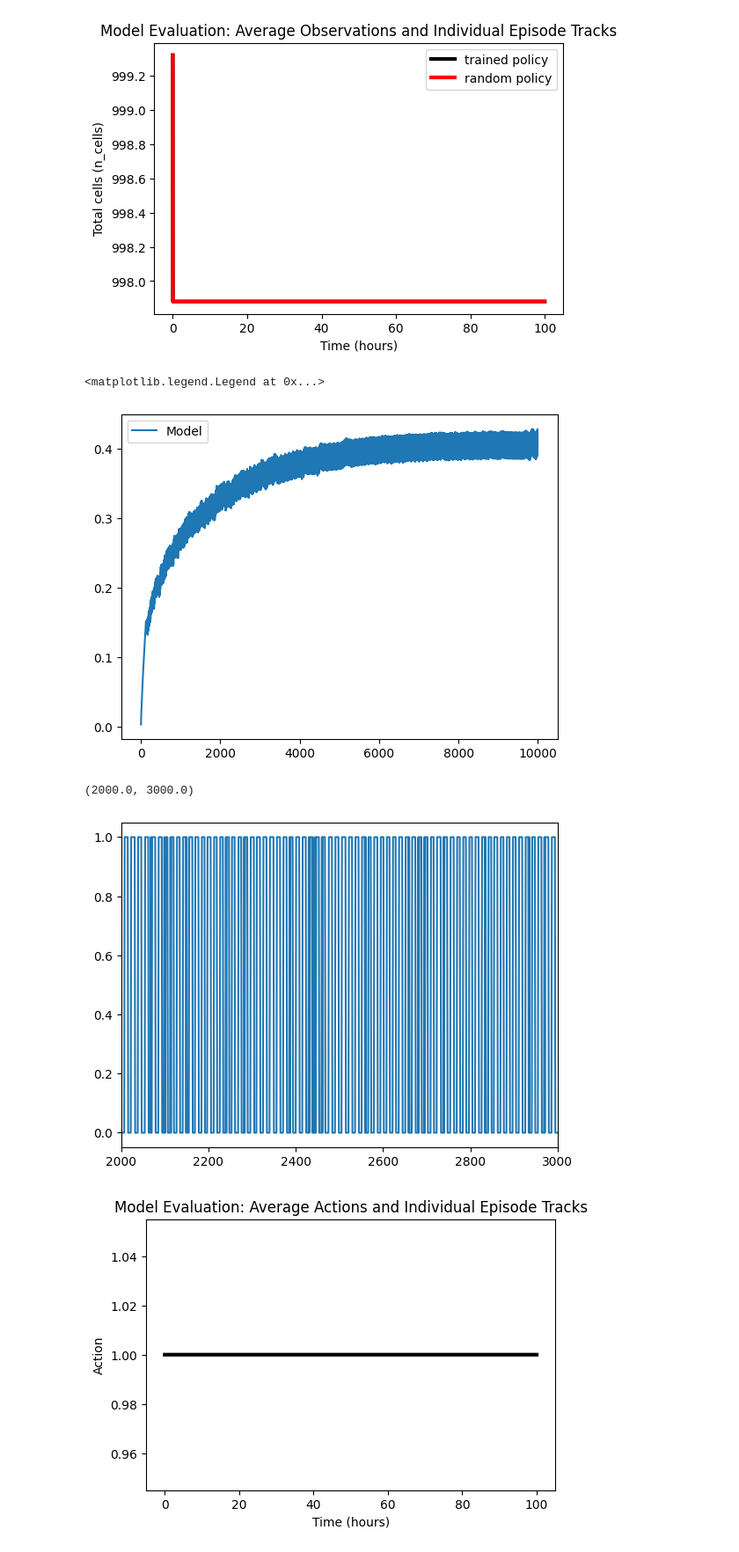
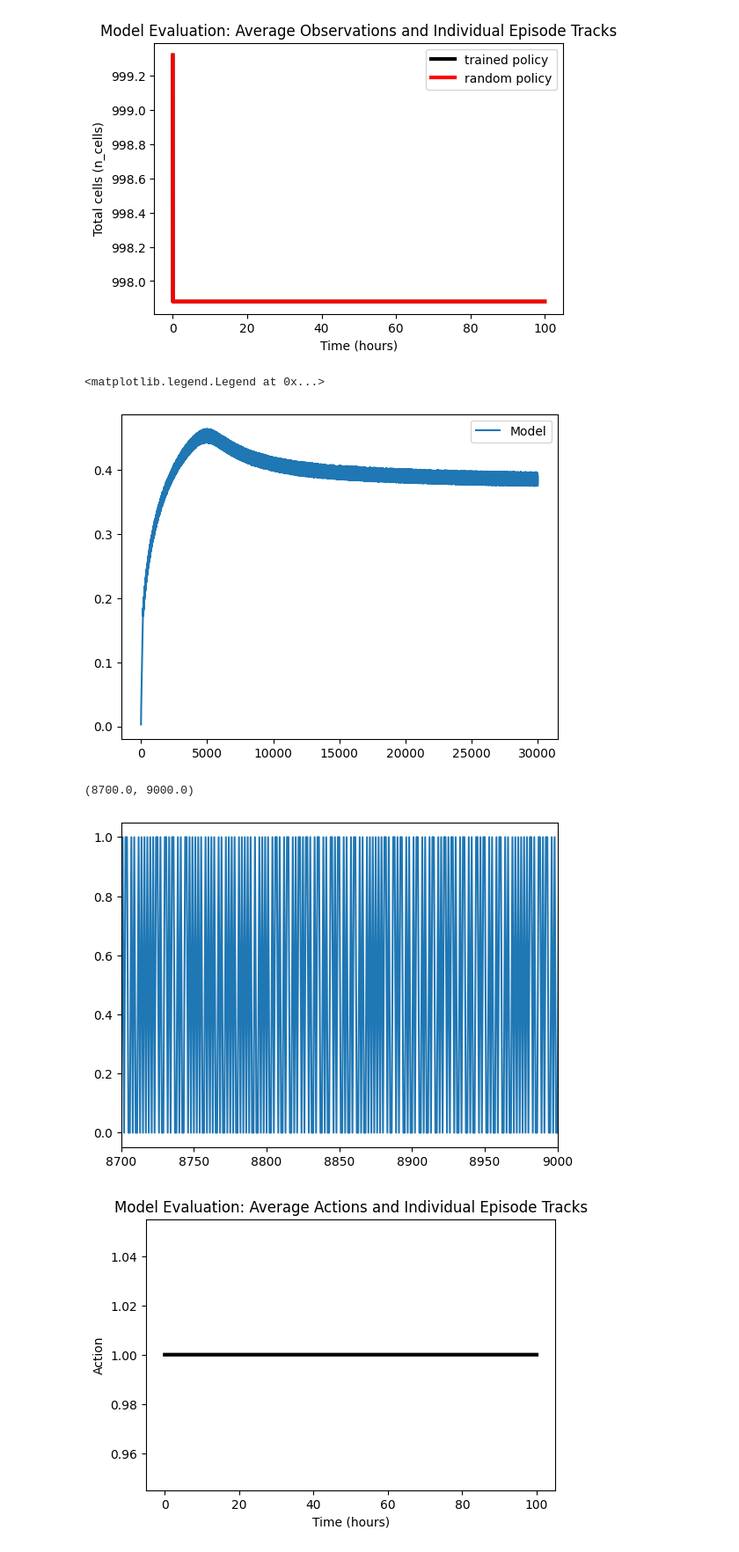
Before and after one commit to JacobHA/RL4Dosing, a Jupyter notebook: rl_eval.ipynb, the cells around one changed output. Shown at 88% size. Saved outputs shown, nothing was run; the diff lists cells and outputs as text; code cells hidden in the pictures.

```diff
--- a/rl_eval.ipynb
+++ b/rl_eval.ipynb
@@ -9,7 +9,7 @@ WANDB_DIR = os.getenv("WANDB_DIR", ".")
 # %%
 # Example usage:
 env_args = {
-    "max_timesteps": 10000,
+    "max_timesteps": 30000,
     "alpha_mem": 0.7,
     "dt": 0.01,
     "frame_stack": 40,
@@ -43,13 +94,13 @@ plt.legend()
 # plt.xscale('log')
 # %% [output]
 <matplotlib.legend.Legend at 0x...>
-[figure, old version]
+[figure, new version]
 # %%
 plt.plot(all_actions.mean(axis=0))
-plt.xlim(2000,3000)
+plt.xlim(8700,9000)
 # %% [output]
-(2000.0, 3000.0)
+(8700.0, 9000.0)
-[figure, old version]
+[figure, new version]
 # %%
 plot_actions(env_args, all_actions)
 # %% [output]
```
Also changed, not shown: parts of 5 cells of this notebook, 3 other files.
